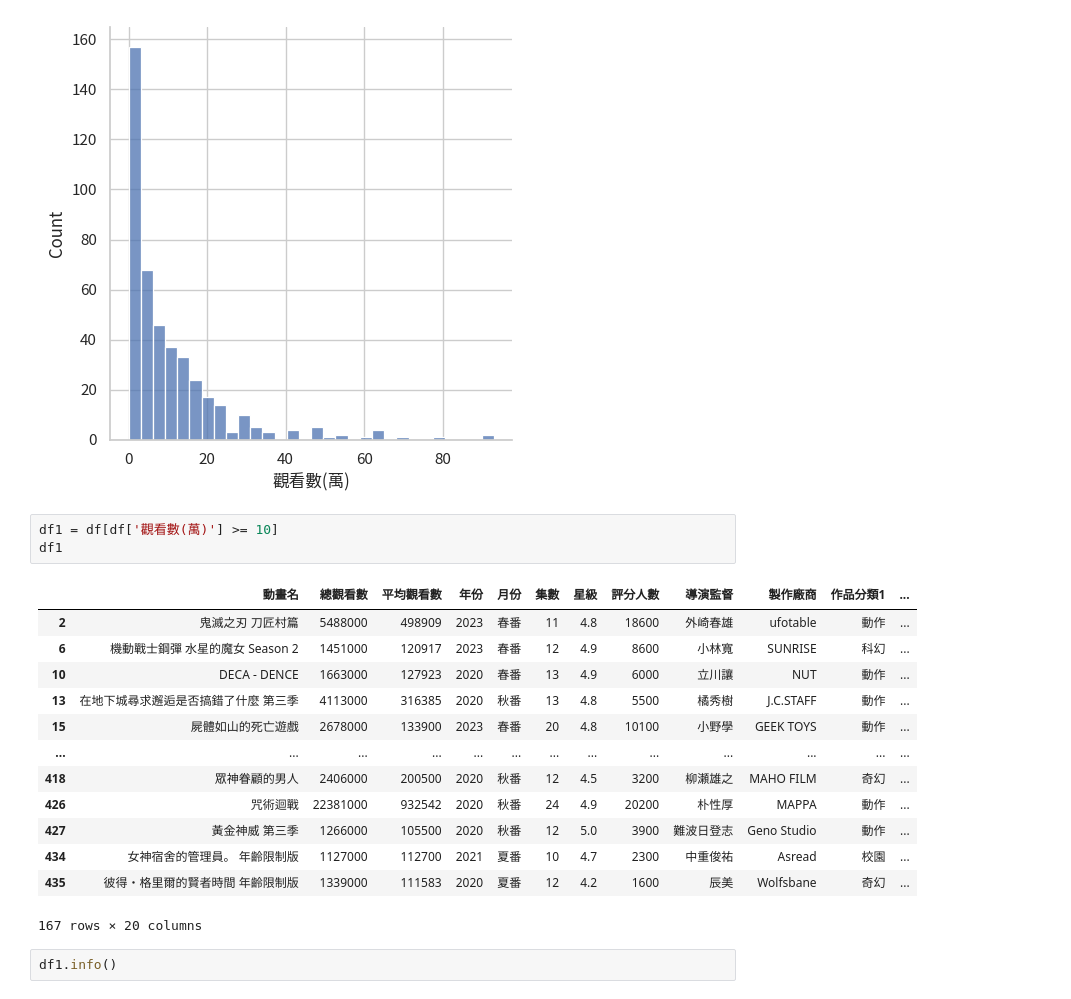
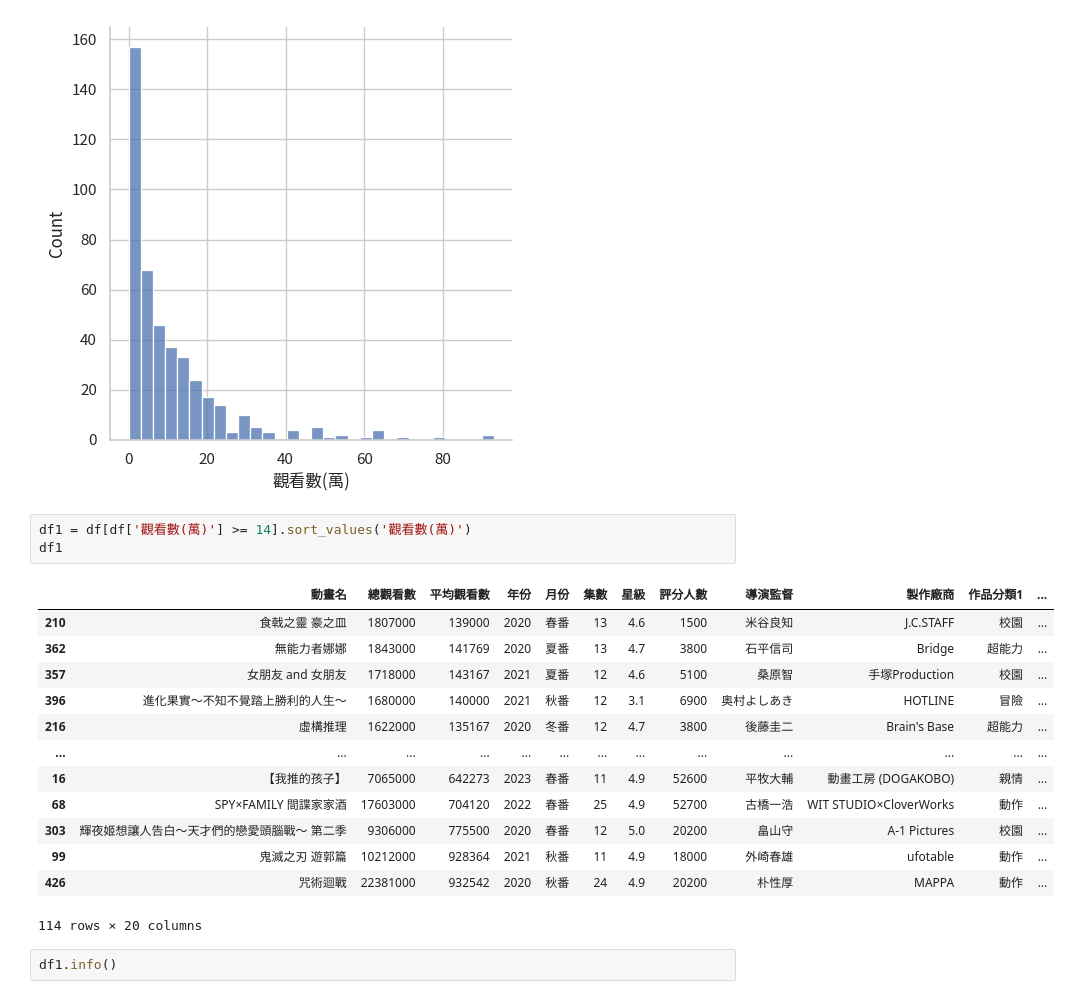
Before and after one commit to hsiaoyt0923/Anime_View_Number_Regression, a Jupyter notebook: graph.ipynb, the cells around one changed output. Saved outputs shown, nothing was run; the diff lists cells and outputs as text.

```diff
--- a/graph.ipynb
+++ b/graph.ipynb
@@ -65,22 +97,22 @@ sns.displot(data=df, x='觀看數(萬)')
 <seaborn.axisgrid.FacetGrid at 0x...>
 [figure]
 # %%
-df1 = df[df['觀看數(萬)'] >= 10]
+df1 = df[df['觀看數(萬)'] >= 14].sort_values('觀看數(萬)')
 df1
 # %% [output]
 |  | 動畫名 | 總觀看數 | 平均觀看數 | 年份 | 月份 | 集數 | 星級 | 評分人數 | 導演監督 | 製作廠商 | 作品分類1 | ... |
-| 2 | 鬼滅之刃 刀匠村篇 | 5488000 | 498909 | 2023 | 春番 | 11 | 4.8 | 18600 | 外崎春雄 | ufotable | 動作 | ... |
-| 6 | 機動戰士鋼彈 水星的魔女 Season 2 | 1451000 | 120917 | 2023 | 春番 | 12 | 4.9 | 8600 | ⼩林寬 | SUNRISE | 科幻 | ... |
-| 10 | DECA - DENCE | 1663000 | 127923 | 2020 | 春番 | 13 | 4.9 | 6000 | 立川讓 | NUT | 動作 | ... |
-| 13 | 在地下城尋求邂逅是否搞錯了什麼 第三季 | 4113000 | 316385 | 2020 | 秋番 | 13 | 4.8 | 5500 | 橘秀樹 | J.C.STAFF | 動作 | ... |
-| 15 | 屍體如山的死亡遊戲 | 2678000 | 133900 | 2023 | 春番 | 20 | 4.8 | 10100 | 小野學 | GEEK TOYS | 動作 | ... |
+| 210 | 食戟之靈 豪之皿 | 1807000 | 139000 | 2020 | 春番 | 13 | 4.6 | 1500 | 米谷良知 | J.C.STAFF | 校園 | ... |
+| 362 | 無能力者娜娜 | 1843000 | 141769 | 2020 | 夏番 | 13 | 4.7 | 3800 | 石平信司 | Bridge | 超能力 | ... |
+| 357 | 女朋友 and 女朋友 | 1718000 | 143167 | 2021 | 夏番 | 12 | 4.6 | 5100 | 桑原智 | 手塚Production | 校園 | ... |
+| 396 | 進化果實～不知不覺踏上勝利的人生～ | 1680000 | 140000 | 2021 | 秋番 | 12 | 3.1 | 6900 | 奥村よしあき | HOTLINE | 冒險 | ... |
+| 216 | 虛構推理 | 1622000 | 135167 | 2020 | 冬番 | 12 | 4.7 | 3800 | 後藤圭二 | Brain's Base | 超能力 | ... |
 | ... | ... | ... | ... | ... | ... | ... | ... | ... | ... | ... | ... | ... |
-| 418 | 眾神眷顧的男人 | 2406000 | 200500 | 2020 | 秋番 | 12 | 4.5 | 3200 | 柳瀬雄之 | MAHO FILM | 奇幻 | ... |
+| 16 | 【我推的孩子】 | 7065000 | 642273 | 2023 | 春番 | 11 | 4.9 | 52600 | 平牧大輔 | 動畫工房 (DOGAKOBO) | 親情 | ... |
+| 68 | SPY×FAMILY 間諜家家酒 | 17603000 | 704120 | 2022 | 春番 | 25 | 4.9 | 52700 | 古橋一浩 | WIT STUDIO×CloverWorks | 動作 | ... |
+| 303 | 輝夜姬想讓人告白～天才們的戀愛頭腦戰～ 第二季 | 9306000 | 775500 | 2020 | 春番 | 12 | 5.0 | 20200 | 畠山守 | A-1 Pictures | 校園 | ... |
+| 99 | 鬼滅之刃 遊郭篇 | 10212000 | 928364 | 2021 | 秋番 | 11 | 4.9 | 18000 | 外崎春雄 | ufotable | 動作 | ... |
 | 426 | 咒術迴戰 | 22381000 | 932542 | 2020 | 秋番 | 24 | 4.9 | 20200 | 朴性厚 | MAPPA | 動作 | ... |
-| 427 | 黃金神威 第三季 | 1266000 | 105500 | 2020 | 秋番 | 12 | 5.0 | 3900 | 難波日登志 | Geno Studio | 動作 | ... |
-| 434 | 女神宿舍的管理員。 年齡限制版 | 1127000 | 112700 | 2021 | 夏番 | 10 | 4.7 | 2300 | 中重俊祐 | Asread | 校園 | ... |
-| 435 | 彼得・格里爾的賢者時間 年齡限制版 | 1339000 | 111583 | 2020 | 夏番 | 12 | 4.2 | 1600 | 辰美 | Wolfsbane | 奇幻 | ... |
-167 rows × 20 columns
+114 rows × 20 columns
 # %%
 df1.info()
 # %% [output]
```
Also changed, not shown: parts of 3 cells of this notebook, 1 other file.
